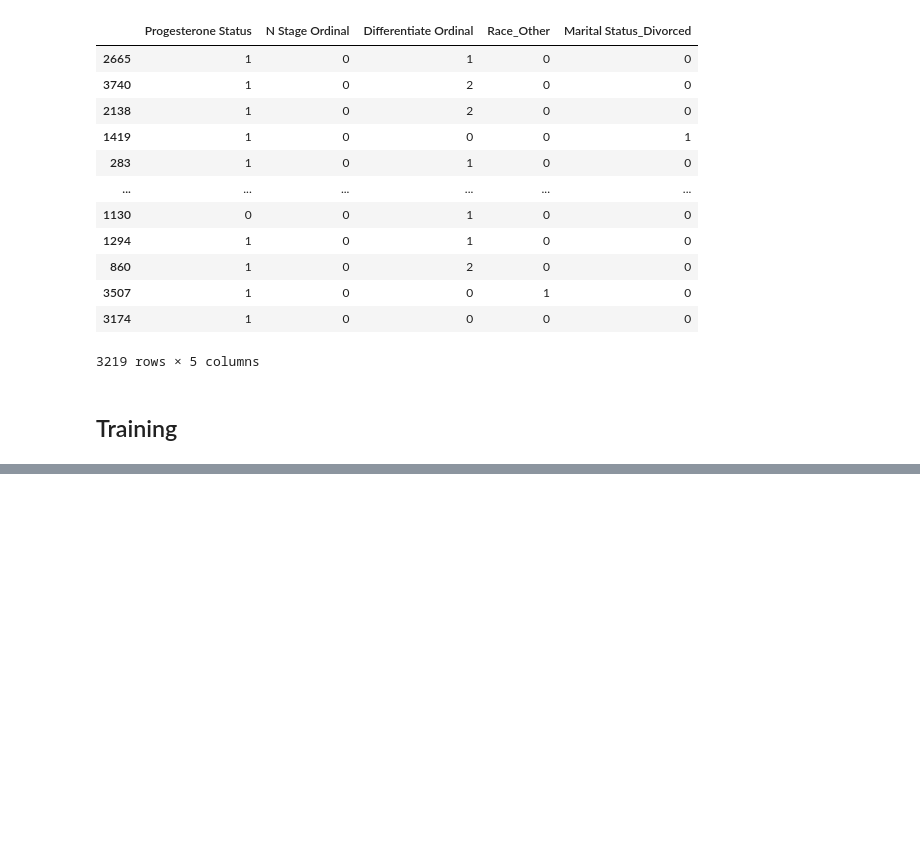
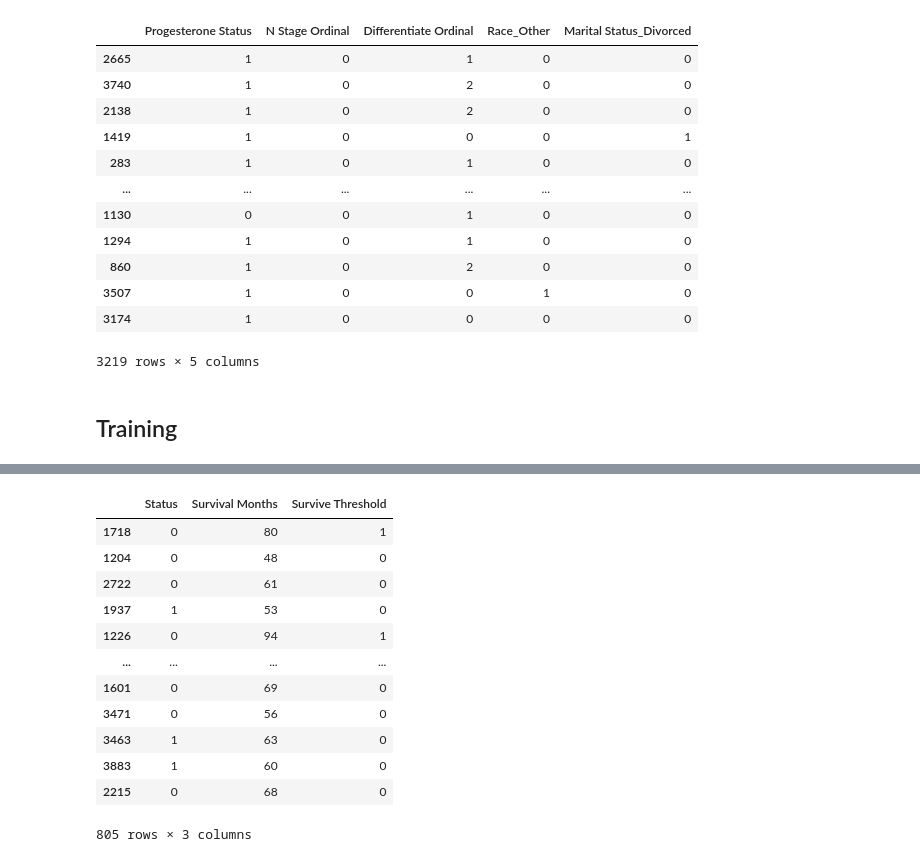
Before and after one commit to Kittonn/intro-to-ml-and-dl-project, a Jupyter notebook: survival_models/random_survival_forest.ipynb, the cells around one changed output, grey strips where cells are left out. Cells and saved outputs as stored; diff of their text form; code cells hidden in the pictures; blank space fills up the shorter version.

```diff
--- a/survival_models/random_survival_forest.ipynb
+++ b/survival_models/random_survival_forest.ipynb
@@ -668,0 +703,43 @@ C-index 0.716
+# %%
+import matplotlib.pyplot as plt
+
+# y_pred is a series of this
+# [timeline
+#  1.0      0.000000
+#  2.0      0.002435
+#  3.0      0.002527
+#             ...
+#  105.0    0.284814
+#  106.0    0.284814
+#  107.0    0.284814
+#  Name: NA_estimate, Length: 107, dtype: float64,
+# 72 = 12 * 6
+y_pred_6_years_prob = [1 - y[72] for y in y_pred]
+y_pred_6_years = [1 if y >= 0.5 else 0 for y in y_pred_6_years_prob]
+
+# what if I want to predict if that person is alive or dead right now? Can I just use their current survival months as the index instead of 72? if I do that, wouldn't I then be able to compare that to Status (Alive/Dead)?
+# ans: model already know the status of that survival months, doing this is cheating
+
+# y where y survival months >= 6 years and status is alive
+y_test["Survive Threshold"] = (
+    (y_test["Survival Months"] >= 72) & (y_test["Status"] == 0)
+).astype(int)
+y_test = y_test.copy()
+y_test
+
+# print(len(y_pred_6_years))
+# print(len(y_test))
+# %% [output]
+|  | Status | Survival Months | Survive Threshold |
+| 1718 | 0 | 80 | 1 |
+| 1204 | 0 | 48 | 0 |
+| 2722 | 0 | 61 | 0 |
+| 1937 | 1 | 53 | 0 |
+| 1226 | 0 | 94 | 1 |
+| ... | ... | ... | ... |
+| 1601 | 0 | 69 | 0 |
+| 3471 | 0 | 56 | 0 |
+| 3463 | 1 | 63 | 0 |
+| 3883 | 1 | 60 | 0 |
+| 2215 | 0 | 68 | 0 |
+805 rows × 3 columns
```
Also changed, not shown: parts of 6 cells of this notebook.
